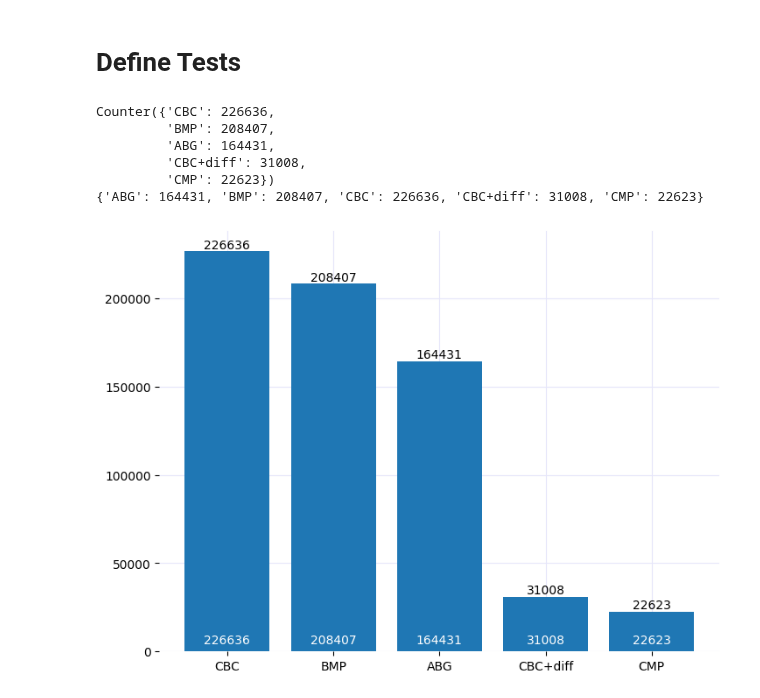
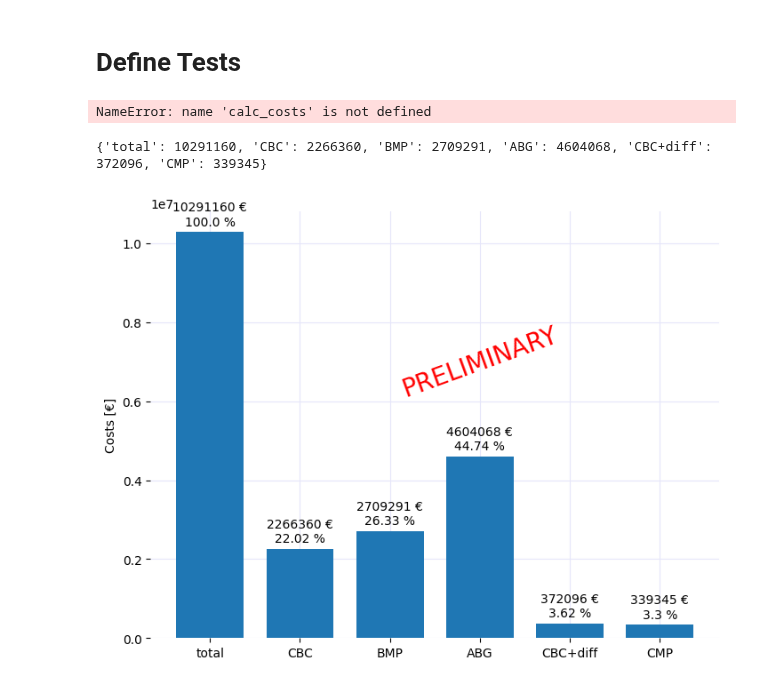
Before and after one commit to joshuawe/sepsis, a Jupyter notebook: data/miiv/miiv_lab_tests.ipynb, the cells around one changed output. Cells and saved outputs as stored; diff of their text form; code cells hidden in the pictures.

Commit message:
create lab costs figure

```diff
--- a/data/miiv/miiv_lab_tests.ipynb
+++ b/data/miiv/miiv_lab_tests.ipynb
@@ -79,7 +79,7 @@ def calc_costs(test_nums: dict, test_costs: dict):
         costs = test_num * test_costs[test_name]
         cost_dict[test_name] = costs
         total_costs += costs
-    cost_dict['total'] = total_costs
+    cost_dict = {'total': total_costs, **cost_dict} # total should be first item
 
     return cost_dict
 # %%
@@ -91,37 +91,44 @@ for name, data in tqdm(grouped):
     test_num_dict_total += Counter(temp_dict)
 
 
-cost_dict =
+cost_dict = calc_costs(dict(test_num_dict_total), test_costs)
 
 pprint(test_num_dict_total)
 pprint(dict(test_num_dict_total))
 # %% [output]
-Counter({'CBC': 226636,
-         'BMP': 208407,
-         'ABG': 164431,
-         'CBC+diff': 31008,
-         'CMP': 22623})
-{'ABG': 164431, 'BMP': 208407, 'CBC': 226636, 'CBC+diff': 31008, 'CMP': 22623}
+NameError: name 'calc_costs' is not defined
+# %%
+cost_dict = calc_costs(dict(test_num_dict_total), test_costs)
+print(cost_dict)
+# %% [output]
+{'total': 10291160, 'CBC': 2266360, 'BMP': 2709291, 'ABG': 4604068, 'CBC+diff': 372096, 'CMP': 339345}
 # %%
-values = list(test_num_dict_total.values())
-labels = list(test_num_dict_total.keys())
+values = list(cost_dict.values())
+labels = list(cost_dict.keys())
 positions = np.arange(len(labels))
 
 fig = plt.figure()
 ax = fig.add_axes([0,0,1,1])
-ax.bar(positions, values, zorder=2)
+ax.bar(positions, values, width=0.75, zorder=2)
 ax.set_xticks(positions, labels)
 ax.grid(visible=True, color='lavender')
 ax.spines[:].set_visible(False)
+ax.set_ylabel('Costs [€]')
 
-# show total number at top of each bar
+# show percentage in each bar
 for i, v in enumerate(values):
-    ax.text(i, v, str(v), ha='center', va='bottom', color='black')
+    # total number
+    # ax.text(i, v, str(v), ha='center', va='bottom', color='black')
+    # percentage
+    number = f'{str(v)} €'
+    percentage = f'{round(v / cost_dict["total"] * 100, 2)} %'
+    # ax.text(i, v + 600000, number, ha='center', va='bottom', color='black')
+    # ax.text(i, v + 100000, percentage, ha='center', va='bottom', color='black')
+    ax.text(i, v + 100000, f'{number}\n{percentage}', ha='center', va='bottom', color='black', rotation=0)
 
-# show total number in each bar turned by 90 degrees
-for i, v in enumerate(values):
-    ax.text(i, 10000, str(v) + '', ha='center', va='top', color='white', rotation=0)
+ax.text(3, 6000000, 'PRELIMINARY', color='red', fontsize=20, ha='center', va='bottom', rotation=20)
 
+plt.savefig(path_figures / 'miiv_lab_costs.pdf', bbox_inches='tight')
 plt.show()
 # %% [output]
-[figure, old version]
+[figure, new version]
```
Also changed, not shown: 1 other file.
